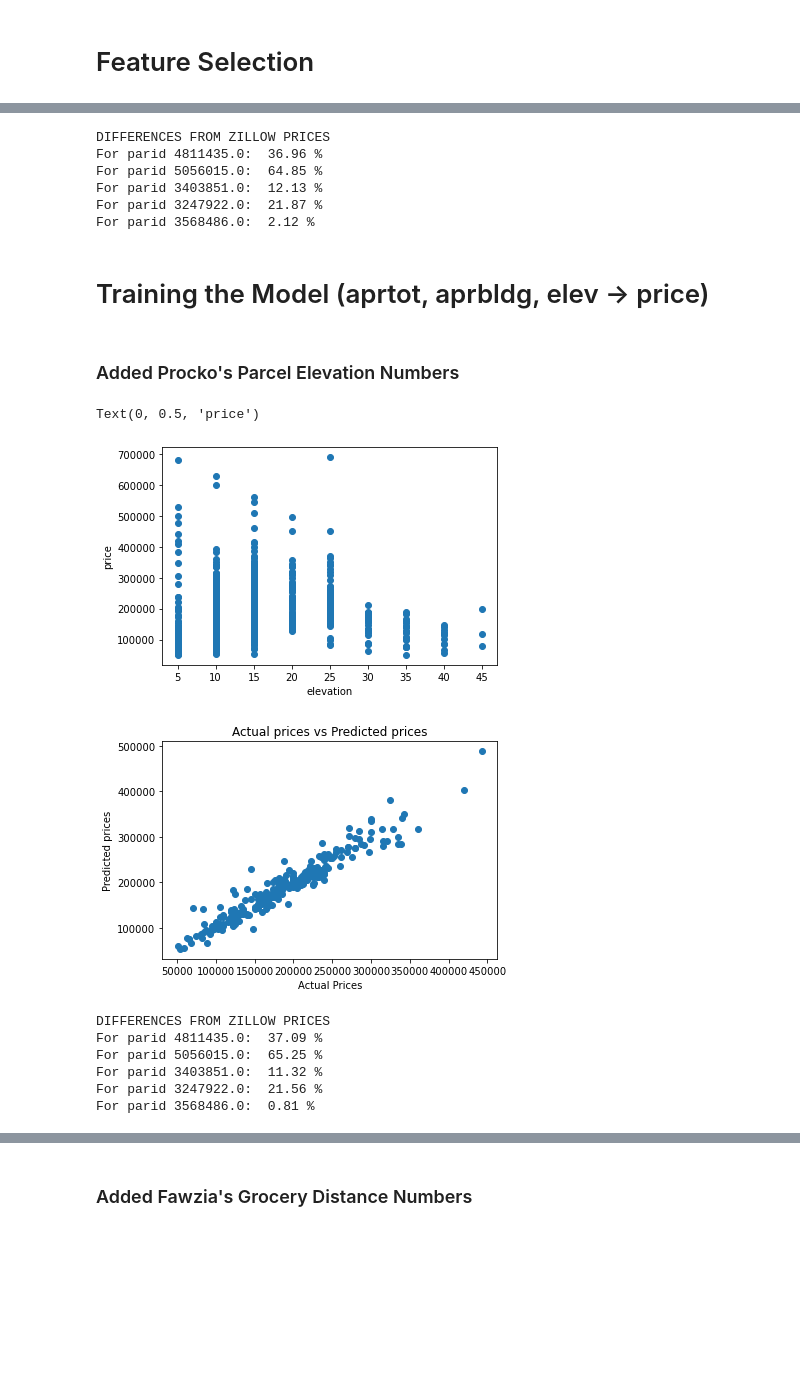
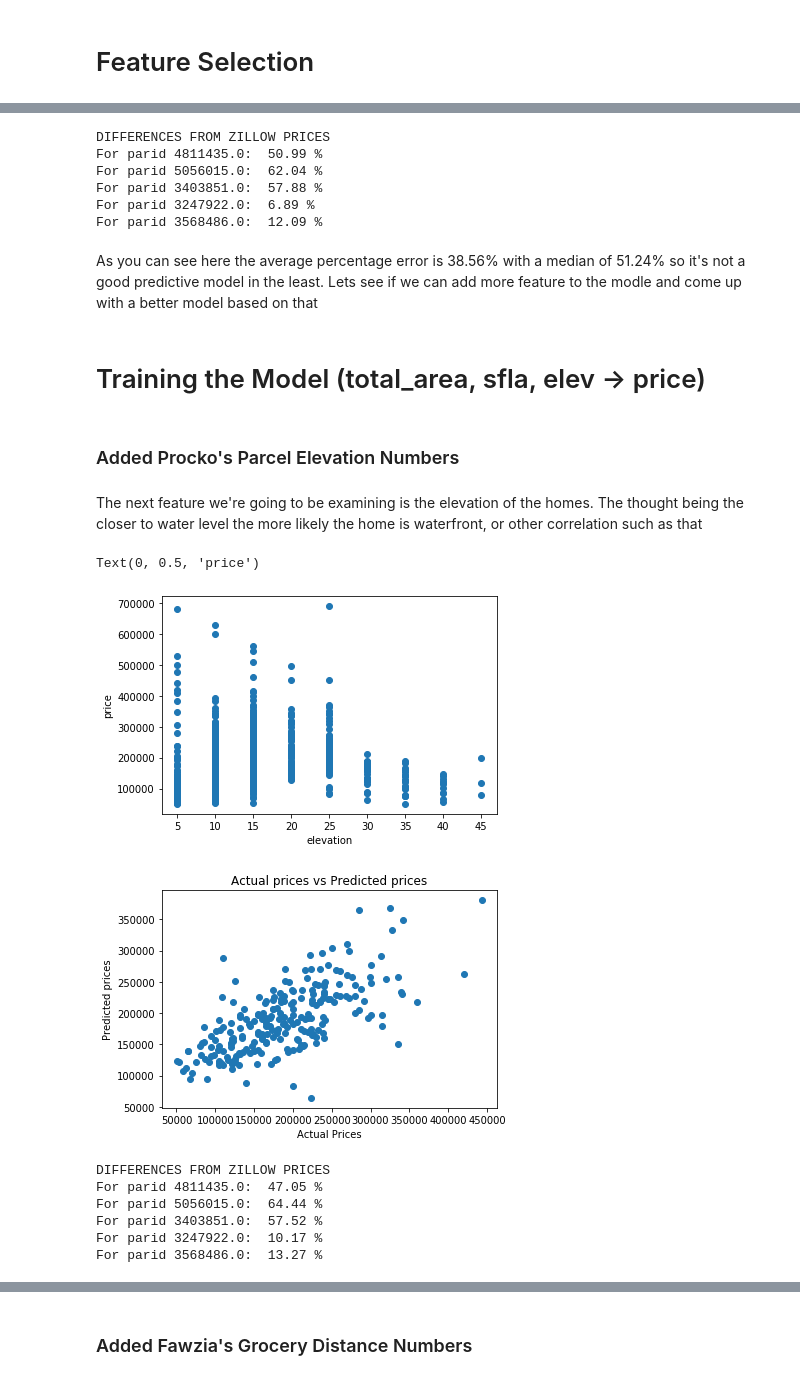
Before and after one commit to alexhendrik/volusia-parcel-analysis, a Jupyter notebook: CS540_FinalProject.ipynb, the cells around one changed output, grey strips where cells are left out. Saved outputs shown, nothing was run; the diff lists cells and outputs as text; code cells hidden in the pictures; blank space fills up the shorter version.

```diff
--- a/CS540_FinalProject.ipynb
+++ b/CS540_FinalProject.ipynb
@@ -215,20 +235,24 @@ def getZillowError(dataframe, ml, columns):
     for i in range(len(zillowRows)):
         print("For parid {0}: ".format(zillowRows[i]['parid'].item()), round(float(abs(((ml.predict(zillowRows[i][columns])) - zillowPrices[i]))/zillowPrices[i] * 100), 2), '%')
 
-getZillowError(df, model, ['aprtot', 'aprbldg'])
+getZillowError(df, model, ['total_area', 'sfla'])
 # %% [output]
 DIFFERENCES FROM ZILLOW PRICES
-For parid 4811435.0:  36.96 %
-For parid 5056015.0:  64.85 %
-For parid 3403851.0:  12.13 %
-For parid 3247922.0:  21.87 %
-For parid 3568486.0:  2.12 %
+For parid 4811435.0:  50.99 %
+For parid 5056015.0:  62.04 %
+For parid 3403851.0:  57.88 %
+For parid 3247922.0:  6.89 %
+For parid 3568486.0:  12.09 %
+# %% [markdown]
+As you can see here the average percentage error is 38.56%  with a median of 51.24% so it's not a good predictive model in the least. Lets see if we can add more feature to the modle and come up with a better model based on that
 # %% [markdown]
-# Training the Model (aprtot, aprbldg, elev -> price)
+# Training the Model (total_area, sfla, elev -> price)
 # %% [markdown]
 ### Added Procko's Parcel Elevation Numbers
+# %% [markdown]
+The next feature we're going to be examining is the elevation of the homes. The thought being the closer to water level the more likely the home is waterfront, or other correlation such as that
 # %%
-sql1 = "select s.parid as parid, s.price, s.aprtot, s.aprbldg, ca.elev from volusia.sales_analysis s, volusia.contours_analysis2 ca" \
+sql1 = "select s.parid as parid, s.price, s.sfla, s.total_area, ca.elev from volusia.sales_analysis s, volusia.contours_analysis2 ca" \
        " where (s.zip1 ilike '32114' or s.zip1 ilike '32118')" \
        " and s.luc_desc ilike 'Single Family'" \
        " and s.months_since_sale <= 24" \
@@ -249,32 +273,32 @@ plt.ylabel('price')
 # Therefore, it is assumed that people pay a premium for beach life, at the expense of lower elevation
 # %% [output]
 Text(0, 0.5, 'price')
-[figure, old version]
+[figure, new version]
 # %%
-clmns = ['aprtot','aprbldg','elev']
+clmns = ['total_area','sfla','elev']
 
-x = pd.DataFrame(np.c_[df['aprtot'], df['aprbldg'], df['elev']], columns = clmns)
+x = pd.DataFrame(np.c_[df['total_area'], df['sfla'], df['elev']], columns = clmns)
 Y = df['price']
 x_train, x_test, Y_train, Y_test = train_test_split(x, Y, test_size = 0.3, random_state=5)
 
 model = LinearRegression()
 model.fit(x_train, Y_train)
 price_pred = model.predict(x_test)
 plt.scatter(Y_test, price_pred)
 plt.xlabel("Actual Prices")
 plt.ylabel("Predicted prices")
 plt.title("Actual prices vs Predicted prices")
 plt.show()
 
 getZillowError(df, model, clmns)
 # %% [output]
-[figure, old version]
+[figure, new version]
 DIFFERENCES FROM ZILLOW PRICES
-For parid 4811435.0:  37.09 %
-For parid 5056015.0:  65.25 %
-For parid 3403851.0:  11.32 %
-For parid 3247922.0:  21.56 %
-For parid 3568486.0:  0.81 %
+For parid 4811435.0:  47.05 %
+For parid 5056015.0:  64.44 %
+For parid 3403851.0:  57.52 %
+For parid 3247922.0:  10.17 %
+For parid 3568486.0:  13.27 %
 # %%
 mse = mean_squared_error(Y_test, price_pred)
 print('MSE: %.4f' % mse)
```
Also changed, not shown: parts of 72 cells of this notebook.
